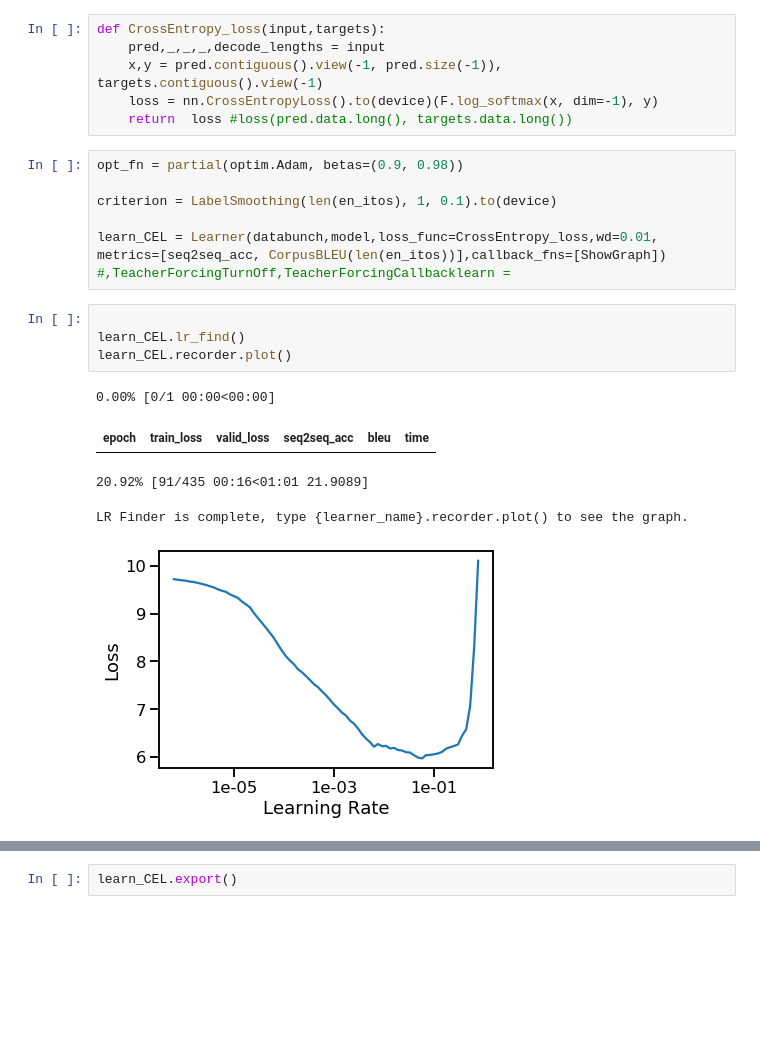
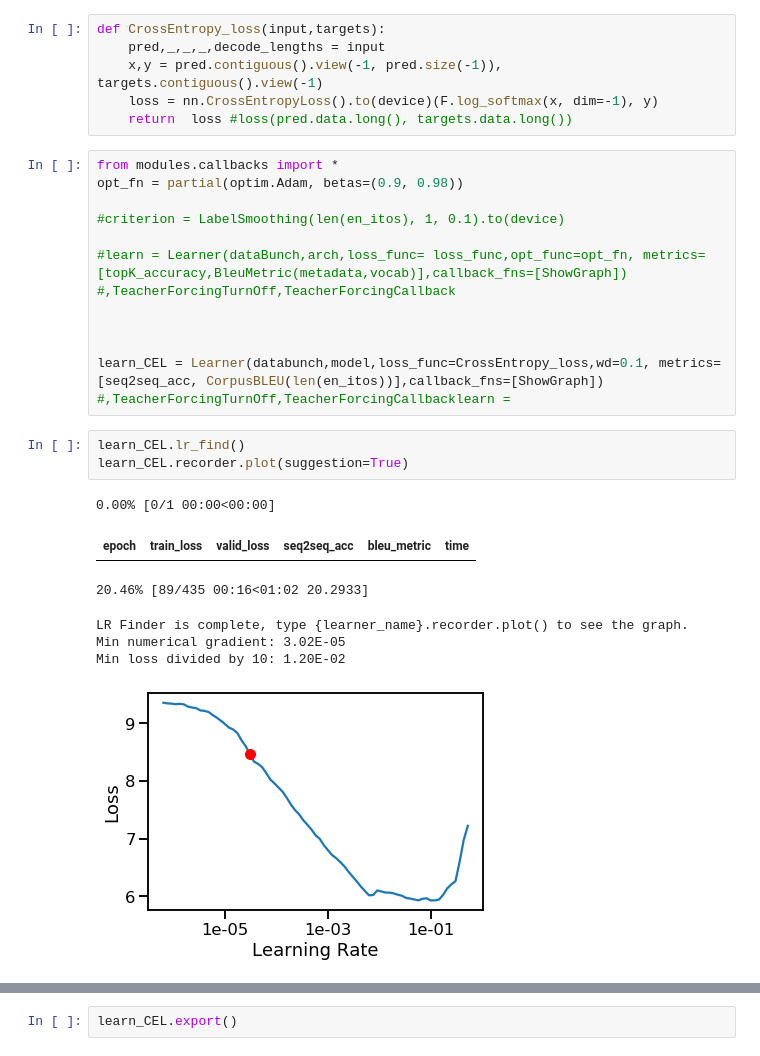
Before and after one commit to Skumarr53/Attention-is-All-you-Need-PyTorch, a Jupyter notebook: Attention_Is_All_You_Need.ipynb, the cells around one changed output, grey strips where cells are left out. Drawn from its saved outputs; the diff is of its cells as text; blank space fills up the shorter version.

```diff
--- a/Attention_Is_All_You_Need.ipynb
+++ b/Attention_Is_All_You_Need.ipynb
@@ -252,19 +253,25 @@ def CrossEntropy_loss(input,targets):
     loss = nn.CrossEntropyLoss().to(device)(F.log_softmax(x, dim=-1), y)
     return  loss #loss(pred.data.long(), targets.data.long())
 # %%
+from modules.callbacks import *
 opt_fn = partial(optim.Adam, betas=(0.9, 0.98))
 
-criterion = LabelSmoothing(len(en_itos), 1, 0.1).to(device)
+#criterion = LabelSmoothing(len(en_itos), 1, 0.1).to(device)
 
-learn_CEL = Learner(databunch,model,loss_func=CrossEntropy_loss,wd=0.01, metrics=[seq2seq_acc, CorpusBLEU(len(en_itos))],callback_fns=[ShowGraph]) #,TeacherForcingTurnOff,TeacherForcingCallbacklearn =
+#learn = Learner(dataBunch,arch,loss_func= loss_func,opt_func=opt_fn, metrics=[topK_accuracy,BleuMetric(metadata,vocab)],callback_fns=[ShowGraph]) #,TeacherForcingTurnOff,TeacherForcingCallback
+
+
+
+learn_CEL = Learner(databunch,model,loss_func=CrossEntropy_loss,wd=0.1, metrics=[seq2seq_acc, CorpusBLEU(len(en_itos))],callback_fns=[ShowGraph]) #,TeacherForcingTurnOff,TeacherForcingCallbacklearn =
 # %%
-
 learn_CEL.lr_find()
-learn_CEL.recorder.plot()
+learn_CEL.recorder.plot(suggestion=True)
 # %% [output]
 0.00% [0/1 00:00<00:00]
-| epoch | train_loss | valid_loss | seq2seq_acc | bleu | time |
+| epoch | train_loss | valid_loss | seq2seq_acc | bleu_metric | time |
-20.92% [91/435 00:16<01:01 21.9089]
+20.46% [89/435 00:16<01:02 20.2933]
 LR Finder is complete, type {learner_name}.recorder.plot() to see the graph.
+Min numerical gradient: 3.02E-05
+Min loss divided by 10: 1.20E-02
-[figure, old version]
+[figure, new version]
 # %%
```
Also changed, not shown: parts of 18 cells of this notebook, 9 other files.
